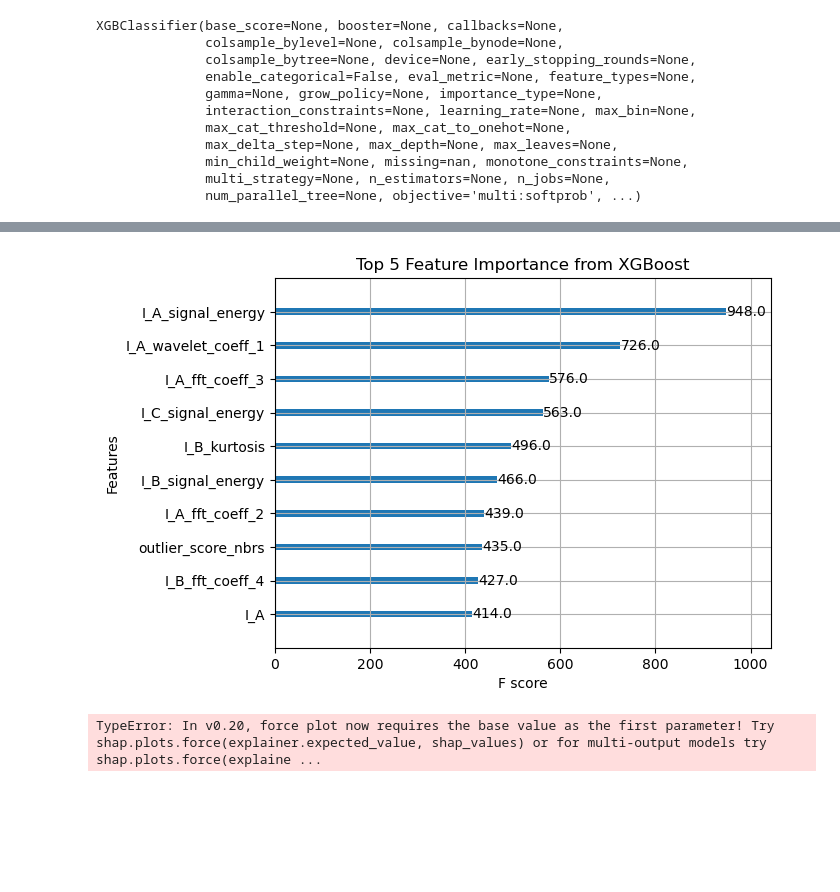
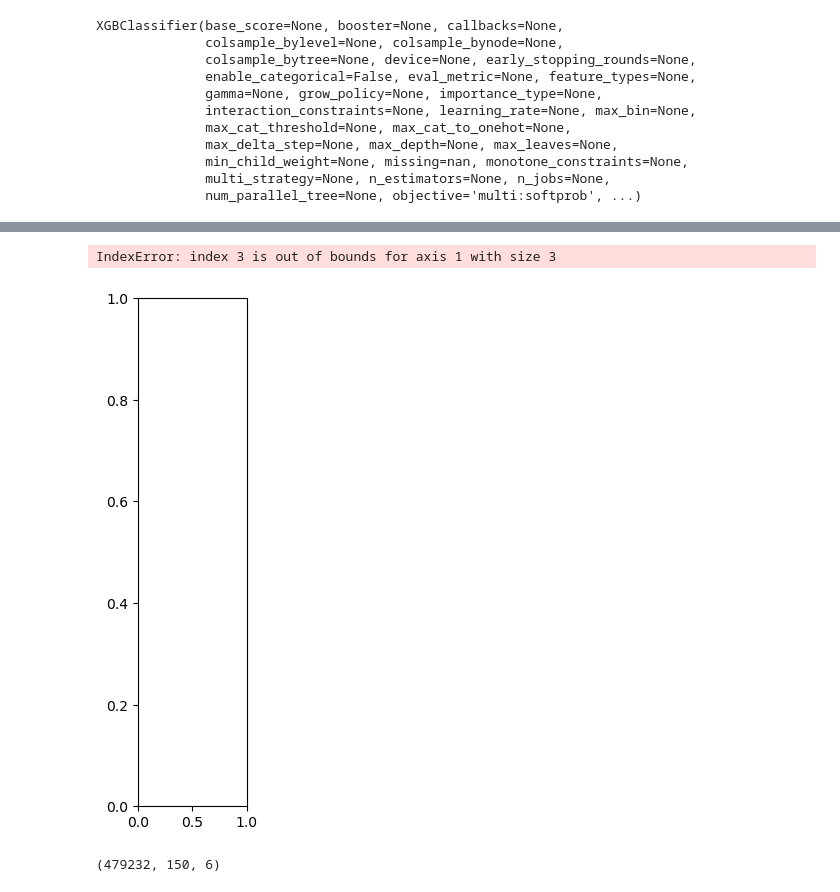
Before and after one commit to Noir-gg/Quantifying-Electrical-Severity-in-Induction-Motors-A-Machine-Learning-Approach, a Jupyter notebook: shap.ipynb, the cells around one changed output, grey strips where cells are left out. Drawn from its saved outputs; the diff is of its cells as text; code cells hidden in the pictures; blank space fills up the shorter version.

```diff
--- a/shap.ipynb
+++ b/shap.ipynb
@@ -63,10 +49,20 @@ shap.summary_plot(shap_values[:,:,0], X, plot_type="bar")
-# %%
-xgb.plot_importance(model, max_num_features=10)
-plt.title("Top 5 Feature Importance from XGBoost")
-plt.show()
-# %% [output]
-[figure, removed]
-# %%
-shap.force_plot(explainer.expected_value, shap_values[:1000, :], X.iloc[:1000, :])
-# %% [output]
-TypeError: In v0.20, force plot now requires the base value as the first parameter! Try shap.plots.force(explainer.expected_value, shap_values) or for multi-output models try shap.plots.force(explaine ...
+# %%
+# List of specific features to include
+target_features = ['I_A_fft_coeff_6', 'I_B_fft_coeff_6', 'I_C_fft_coeff_6']
+
+# Ensure the selected features are valid
+valid_features = [feature for feature in target_features if feature in X.columns]
+
+# Filter SHAP values and features
+shap_values_filtered = shap_values[:, [X.columns.get_loc(feature) for feature in valid_features]]
+X_filtered = X[valid_features]
+
+# Generate the SHAP summary plot
+shap.summary_plot(shap_values_filtered, X_filtered, feature_names=valid_features)
+# %% [output]
+IndexError: index 3 is out of bounds for axis 1 with size 3
+[figure, added]
+# %%
+print(shap_values.shape)
+# %% [output]
+(479232, 150, 6)
```
Also changed, not shown: parts of 8 cells of this notebook, 1 other file.
